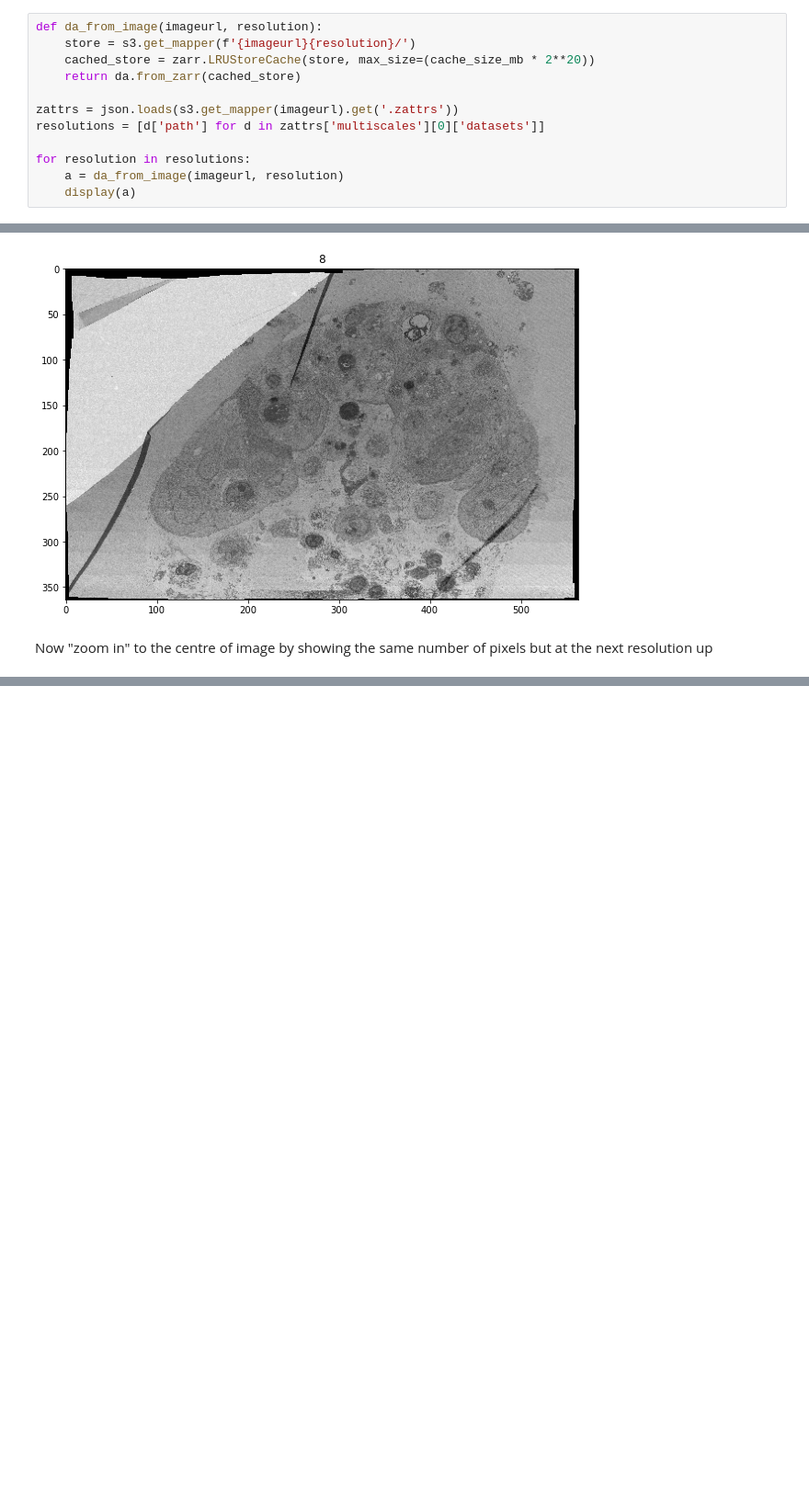
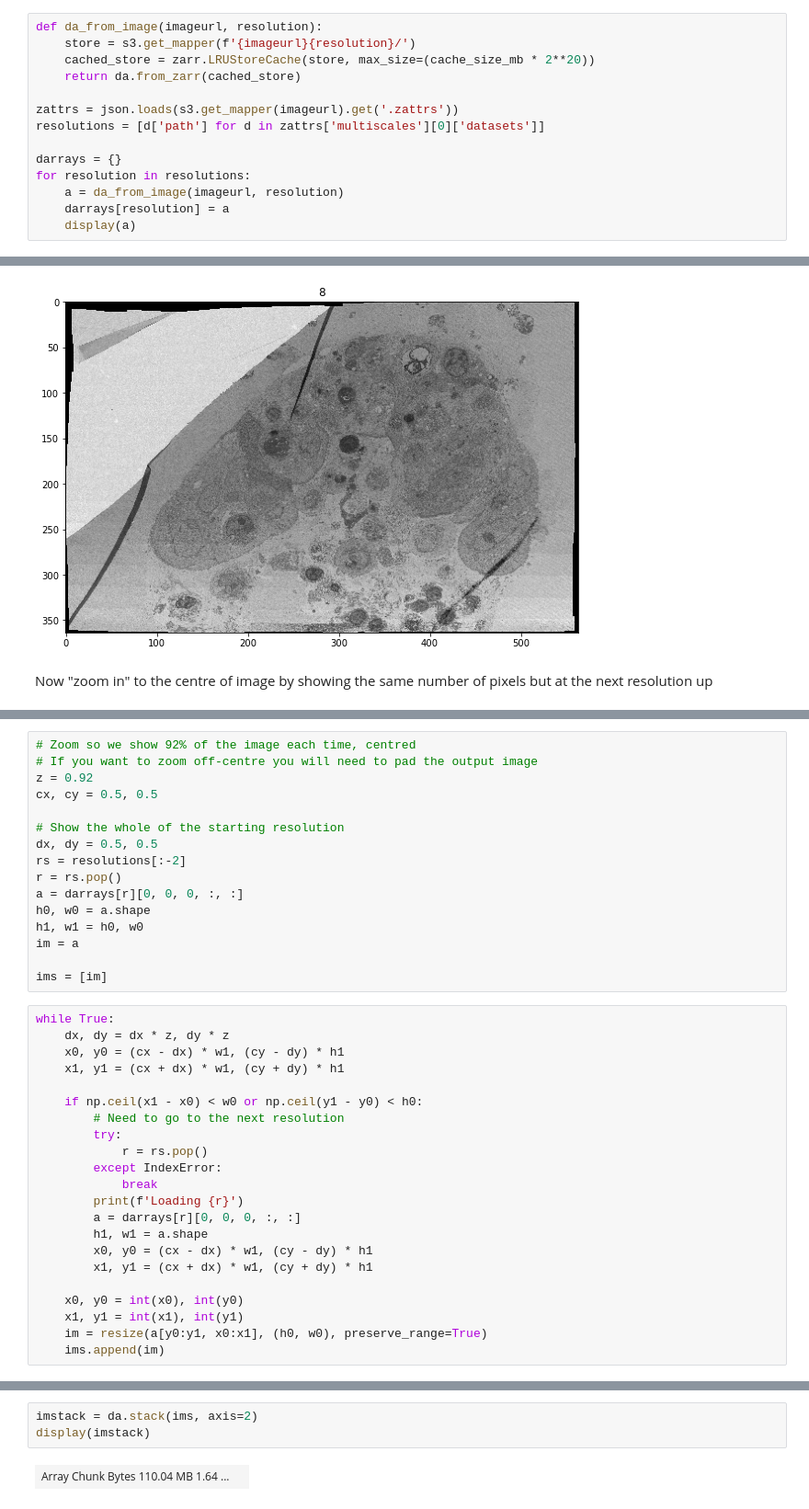
Before and after one commit to microscopepony/idr0083-sars-cov2-notebook, a Jupyter notebook: idr0083-sars-cov2.ipynb, the cells around one changed output, grey strips where cells are left out. Shown at 92% size. Cells and saved outputs as stored; diff of their text form; blank space fills up the shorter version.

Commit message:
Add animated zoom effect

```diff
--- a/idr0083-sars-cov2.ipynb
+++ b/idr0083-sars-cov2.ipynb
@@ -37,8 +40,10 @@ def da_from_image(imageurl, resolution):
 zattrs = json.loads(s3.get_mapper(imageurl).get('.zattrs'))
 resolutions = [d['path'] for d in zattrs['multiscales'][0]['datasets']]
 
+darrays = {}
 for resolution in resolutions:
     a = da_from_image(imageurl, resolution)
+    darrays[resolution] = a
     display(a)
 # %% [output]
 | Array Chunk Bytes 26.91 GB 2.10 M... |  |
@@ -104,0 +114,38 @@ for r in resolutions[-4:0:-1]:
+# %%
+# Zoom so we show 92% of the image each time, centred
+# If you want to zoom off-centre you will need to pad the output image
+z = 0.92
+cx, cy = 0.5, 0.5
+
+# Show the whole of the starting resolution
+dx, dy = 0.5, 0.5
+rs = resolutions[:-2]
+r = rs.pop()
+a = darrays[r][0, 0, 0, :, :]
+h0, w0 = a.shape
+h1, w1 = h0, w0
+im = a
+
+ims = [im]
+# %%
+while True:
+    dx, dy = dx * z, dy * z
+    x0, y0 = (cx - dx) * w1, (cy - dy) * h1
+    x1, y1 = (cx + dx) * w1, (cy + dy) * h1
+
+    if np.ceil(x1 - x0) < w0 or np.ceil(y1 - y0) < h0:
+        # Need to go to the next resolution
+        try:
+            r = rs.pop()
+        except IndexError:
+            break
+        print(f'Loading {r}')
+        a = darrays[r][0, 0, 0, :, :]
+        h1, w1 = a.shape
+        x0, y0 = (cx - dx) * w1, (cy - dy) * h1
+        x1, y1 = (cx + dx) * w1, (cy + dy) * h1
+
+    x0, y0 = int(x0), int(y0)
+    x1, y1 = int(x1), int(y1)
+    im = resize(a[y0:y1, x0:x1], (h0, w0), preserve_range=True)
+    ims.append(im)
@@ -104,0 +161,5 @@ for r in resolutions[-4:0:-1]:
+# %%
+imstack = da.stack(ims, axis=2)
+display(imstack)
+# %% [output]
+| Array Chunk Bytes 110.04 MB 1.64 ... |  |
```
Also changed, not shown: parts of 8 cells of this notebook, 2 other files.
